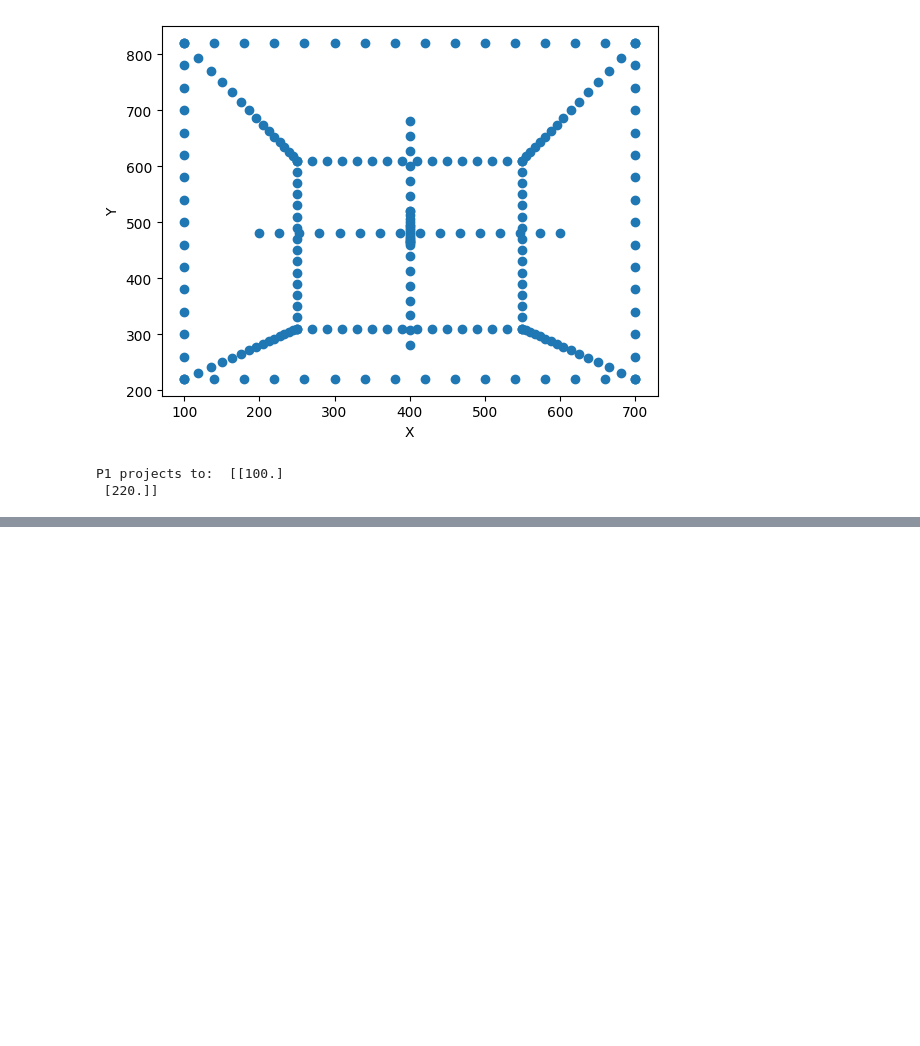
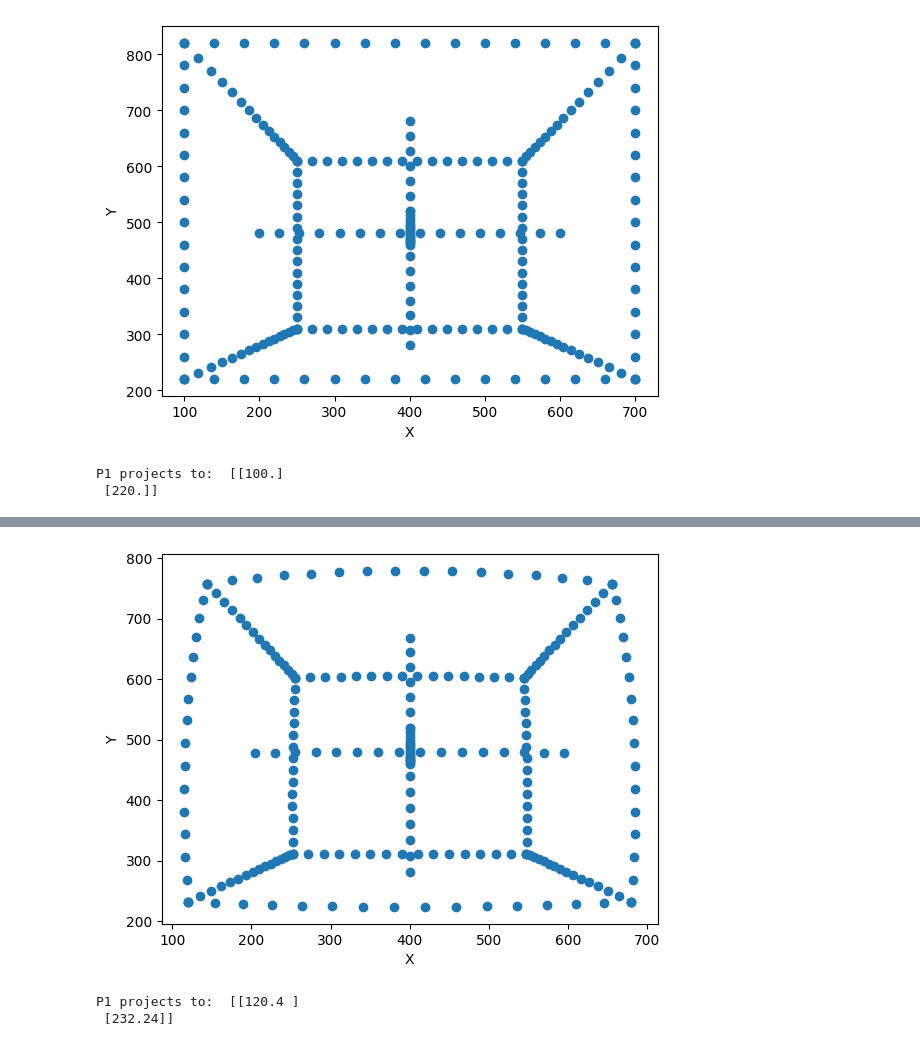
Before and after one commit to ChongchLi/02504_ComputerVision, a Jupyter notebook: Exercise/Exercise_2/Exercise_02.ipynb, the cells around one changed output, grey strips where cells are left out. Drawn from its saved outputs; the diff is of its cells as text; code cells hidden in the pictures; blank space fills up the shorter version.

```diff
--- a/Exercise/Exercise_2/Exercise_02.ipynb
+++ b/Exercise/Exercise_2/Exercise_02.ipynb
@@ -87,0 +105,31 @@ function work for at least 3 coefficients.
+# %%
+def projectpoints_dist(K, R, t, Q, distCoeffs):
+    Q_homogeneous = PiInv(Q)
+    q = np.hstack((R,t)) @ Q_homogeneous
+    P = Pi(q)
+    # then calculate dist(P)
+    P_power = np.power(P,2)
+    r = np.sqrt(P_power[0]+P_power[1]) # sqrt(x^2+y^2)
+    # Δr(r) = k3*r^2+k5*r^4+....
+    delta_r = 0
+    for i in range(len(distCoeffs)):
+        delta_r += distCoeffs[i] * np.power(r, 2*i+2)
+
+    P_dist = P * (delta_r +1)
+    q_d = PiInv(P_dist)
+    p_d = K @ q_d
+
+    return p_d[:2]
+
+# Assume that the distortion is Δ(r)r=-0.2*r^2
+# Barrel distortion
+distCoeffs = [-0.2]
+p = projectpoints_dist(K, R, t, Q, distCoeffs)
+p1 = projectpoints_dist(K, R, t, P1, distCoeffs)
+
+plot_figure(p)
+print("P1 projects to: ", p1)
+# %% [output]
+[figure, added]
+P1 projects to:  [[120.4 ]
+ [232.24]]
```
Also changed, not shown: parts of 4 cells of this notebook, 1 other file.
